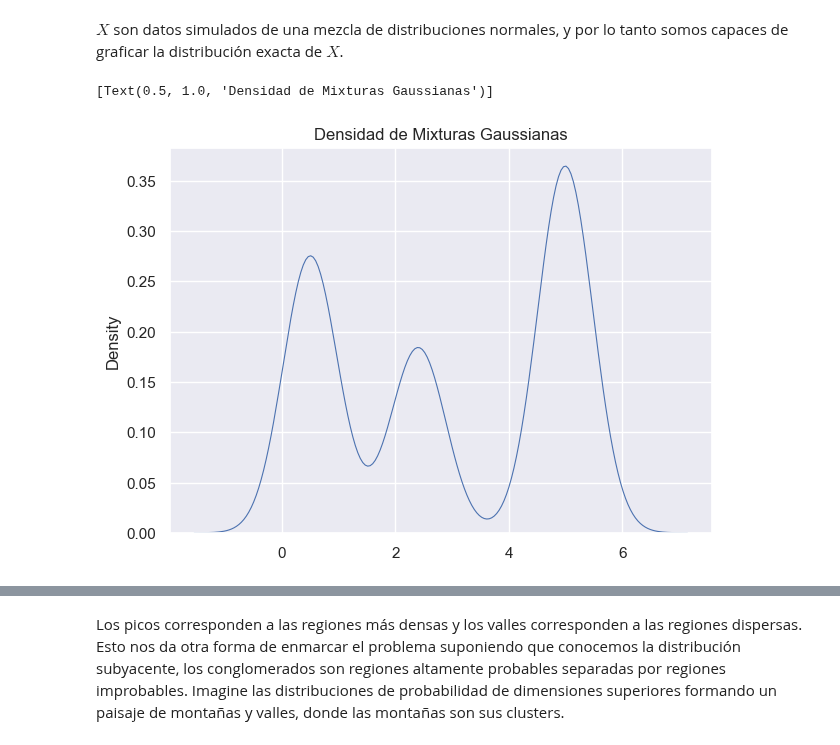
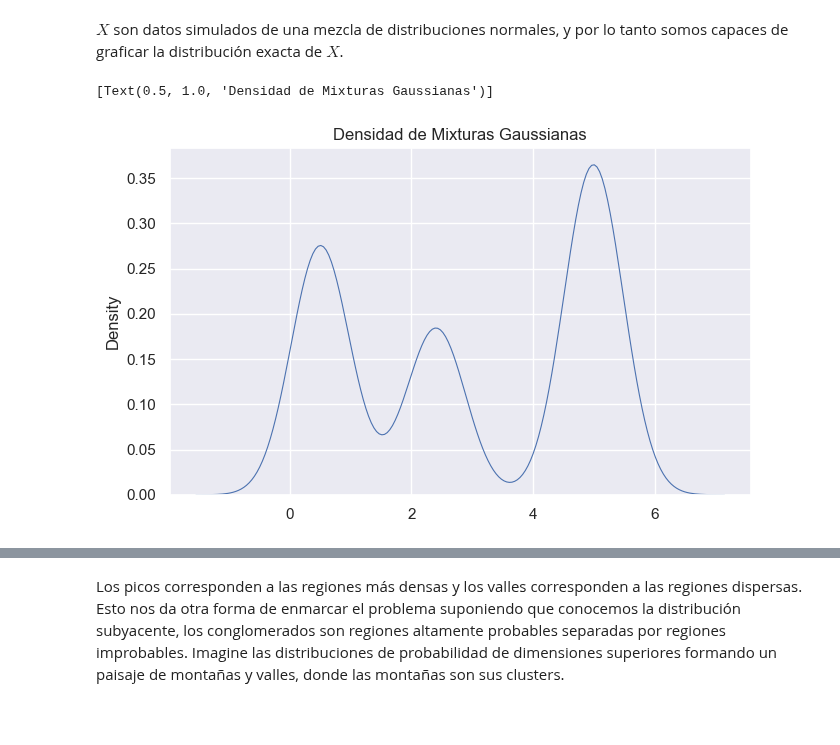
Before and after one commit to Datavaid/HDBSCAN, a Jupyter notebook: First_HDBSCAN.ipynb, the cells around one changed output, grey strips where cells are left out. Cells and saved outputs as stored; diff of their text form; code cells hidden in the pictures; blank space fills up the shorter version.

Commit message:
new graphics

```diff
--- a/First_HDBSCAN.ipynb
+++ b/First_HDBSCAN.ipynb
@@ -163,11 +163,11 @@ data, labels = create_mixtures(pis = [0.3, 0.2, 0.4],
                                Sigmas = [0.1, 0.1, 0.1],
                                rseed = 4)
 # %%
-plt.subplots(figsize = (7, 5))
+plt.subplots(figsize = (7.5, 4.5))
 sns.kdeplot(data, linewidth=0.8).set(title = "Densidad de Mixturas Gaussianas")
 # %% [output]
 [Text(0.5, 1.0, 'Densidad de Mixturas Gaussianas')]
-[figure, old version]
+[figure, new version]
 # %% [markdown]
 <figure>
 <center>
```
